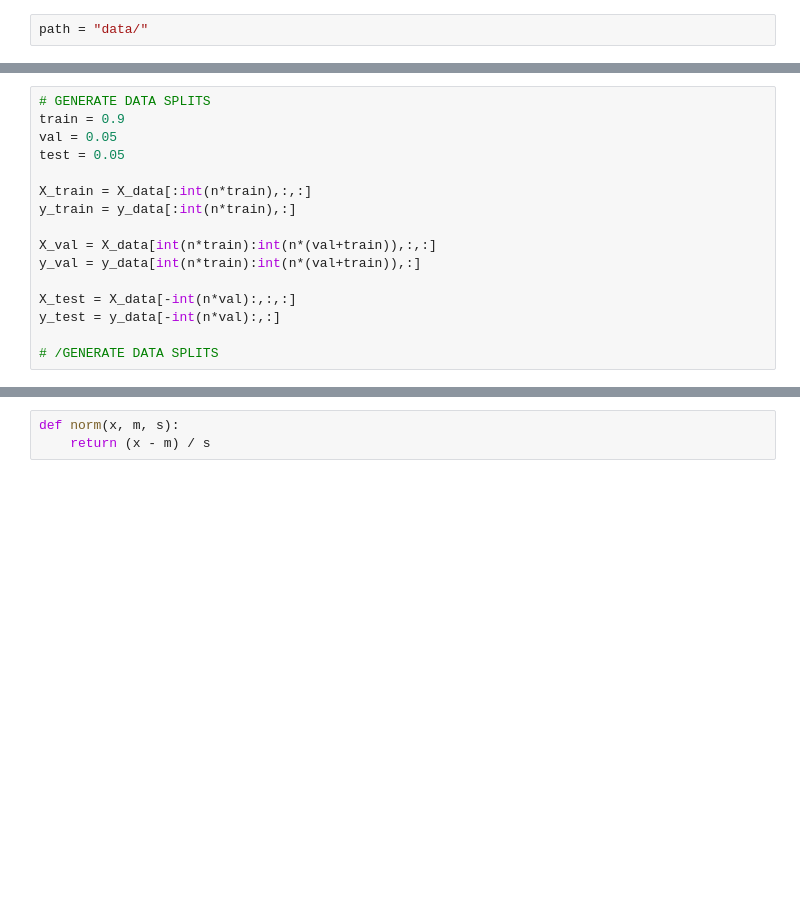
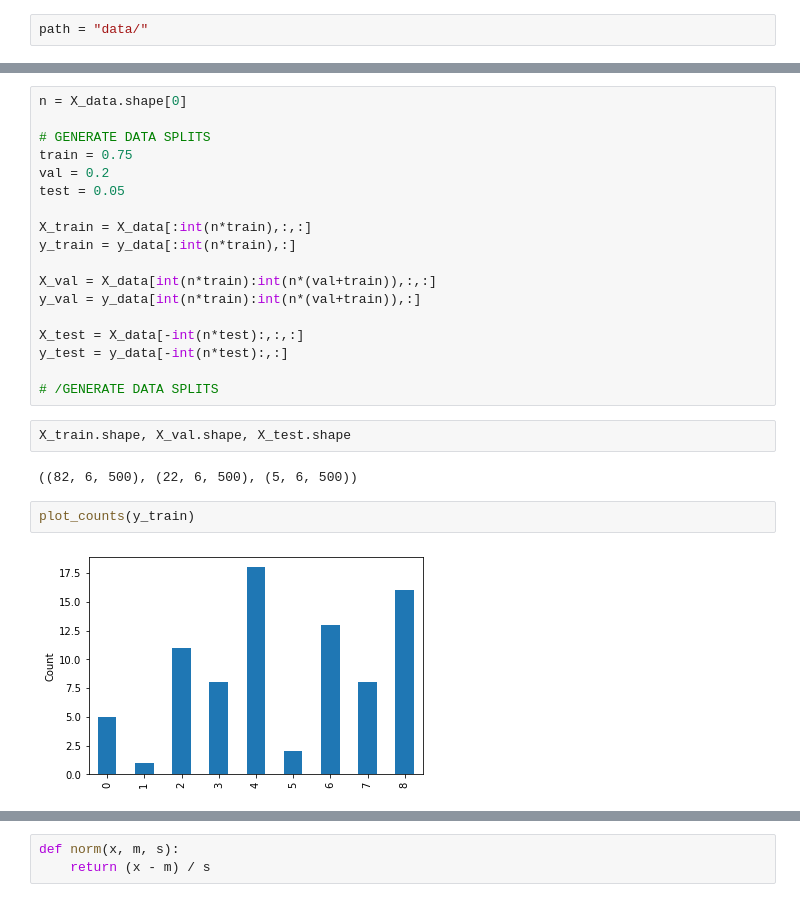
Before and after one commit to austinbeauch/swing_classifier, a Jupyter notebook: train.ipynb, the cells around one changed output, grey strips where cells are left out. Cells and saved outputs as stored; diff of their text form; blank space fills up the shorter version.

```diff
--- a/train.ipynb
+++ b/train.ipynb
@@ -56,7 +73,9 @@ n = X_data.shape[0]
 # %%
+n = X_data.shape[0]
+
 # GENERATE DATA SPLITS
-train = 0.9
-val = 0.05
+train = 0.75
+val = 0.2
 test = 0.05
 
 X_train = X_data[:int(n*train),:,:]
@@ -65,7 +84,15 @@ y_train = y_data[:int(n*train),:]
 X_val = X_data[int(n*train):int(n*(val+train)),:,:]
 y_val = y_data[int(n*train):int(n*(val+train)),:]
 
-X_test = X_data[-int(n*val):,:,:]
-y_test = y_data[-int(n*val):,:]
+X_test = X_data[-int(n*test):,:,:]
+y_test = y_data[-int(n*test):,:]
 
 # /GENERATE DATA SPLITS
+# %%
+X_train.shape, X_val.shape, X_test.shape
+# %% [output]
+((82, 6, 500), (22, 6, 500), (5, 6, 500))
+# %%
+plot_counts(y_train)
+# %% [output]
+[figure, added]
```
Also changed, not shown: parts of 34 cells of this notebook, 9 other files.
